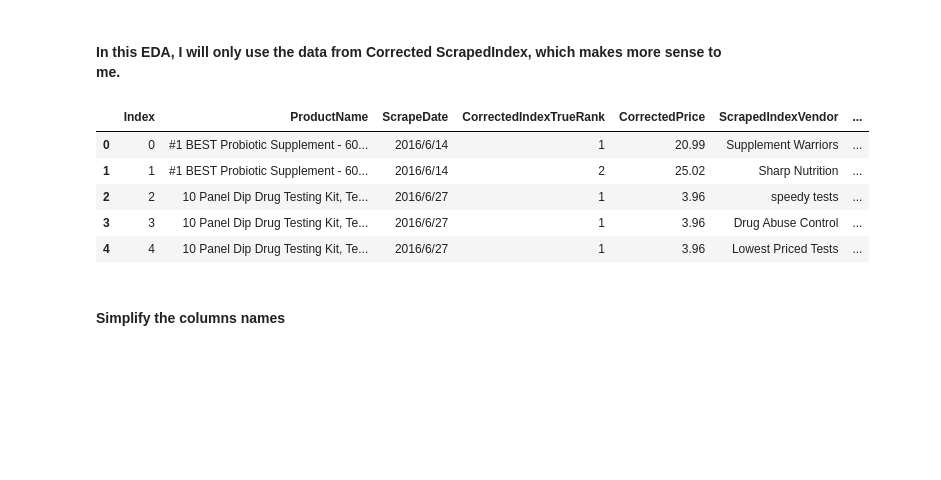
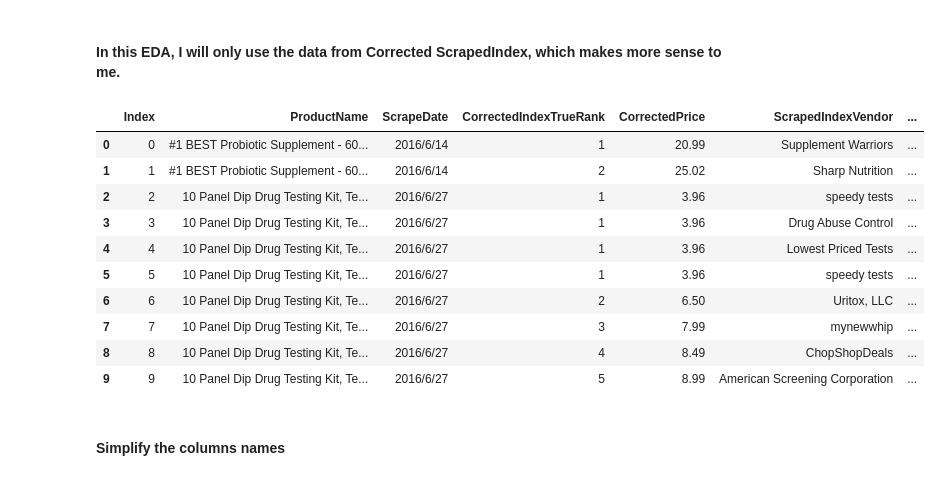
Before and after one commit to lzy3691101/final_project, a Jupyter notebook: part 4/Amazon Pricing Data - part 4.ipynb, the cells around one changed output. Drawn from its saved outputs; the diff is of its cells as text; code cells hidden in the pictures; blank space fills up the shorter version.

```diff
--- a/part 4/Amazon Pricing Data - part 4.ipynb
+++ b/part 4/Amazon Pricing Data - part 4.ipynb
@@ -58,14 +58,19 @@ Name: ScrapedIndexVendorType, dtype: int64
 # %%
 Amazon = Amazon.drop(['ScrapedIndex', 'ScrapedIndexTrueRank','ScrapedIndexPrice','BBCorrectedPrice', 'BBVendor', 'BBVendorType','BBScrapedPrice'], axis=1)
 # %%
-Amazon.head()
+Amazon.head(10)
 # %% [output]
 |  | Index | ProductName | ScrapeDate | CorrectedIndexTrueRank | CorrectedPrice | ScrapedIndexVendor | ... |
 | 0 | 0 | #1 BEST Probiotic Supplement - 60... | 2016/6/14 | 1 | 20.99 | Supplement Warriors | ... |
 | 1 | 1 | #1 BEST Probiotic Supplement - 60... | 2016/6/14 | 2 | 25.02 | Sharp Nutrition | ... |
 | 2 | 2 | 10 Panel Dip Drug Testing Kit, Te... | 2016/6/27 | 1 | 3.96 | speedy tests | ... |
 | 3 | 3 | 10 Panel Dip Drug Testing Kit, Te... | 2016/6/27 | 1 | 3.96 | Drug Abuse Control | ... |
 | 4 | 4 | 10 Panel Dip Drug Testing Kit, Te... | 2016/6/27 | 1 | 3.96 | Lowest Priced Tests | ... |
+| 5 | 5 | 10 Panel Dip Drug Testing Kit, Te... | 2016/6/27 | 1 | 3.96 | speedy tests | ... |
+| 6 | 6 | 10 Panel Dip Drug Testing Kit, Te... | 2016/6/27 | 2 | 6.50 | Uritox, LLC | ... |
+| 7 | 7 | 10 Panel Dip Drug Testing Kit, Te... | 2016/6/27 | 3 | 7.99 | mynewwhip | ... |
+| 8 | 8 | 10 Panel Dip Drug Testing Kit, Te... | 2016/6/27 | 4 | 8.49 | ChopShopDeals | ... |
+| 9 | 9 | 10 Panel Dip Drug Testing Kit, Te... | 2016/6/27 | 5 | 8.99 | American Screening Corporation | ... |
 # %% [markdown]
 #### Simplify the columns names
 # %%
```
Also changed, not shown: parts of 16 cells of this notebook, 1 other file.
